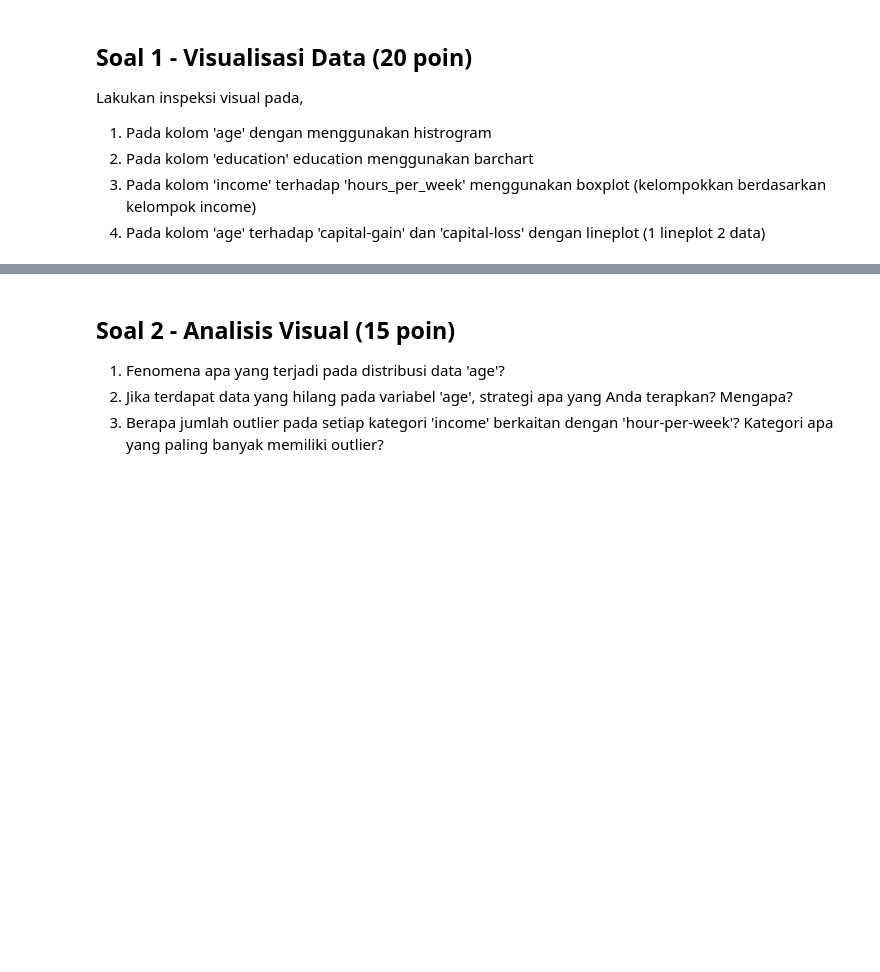
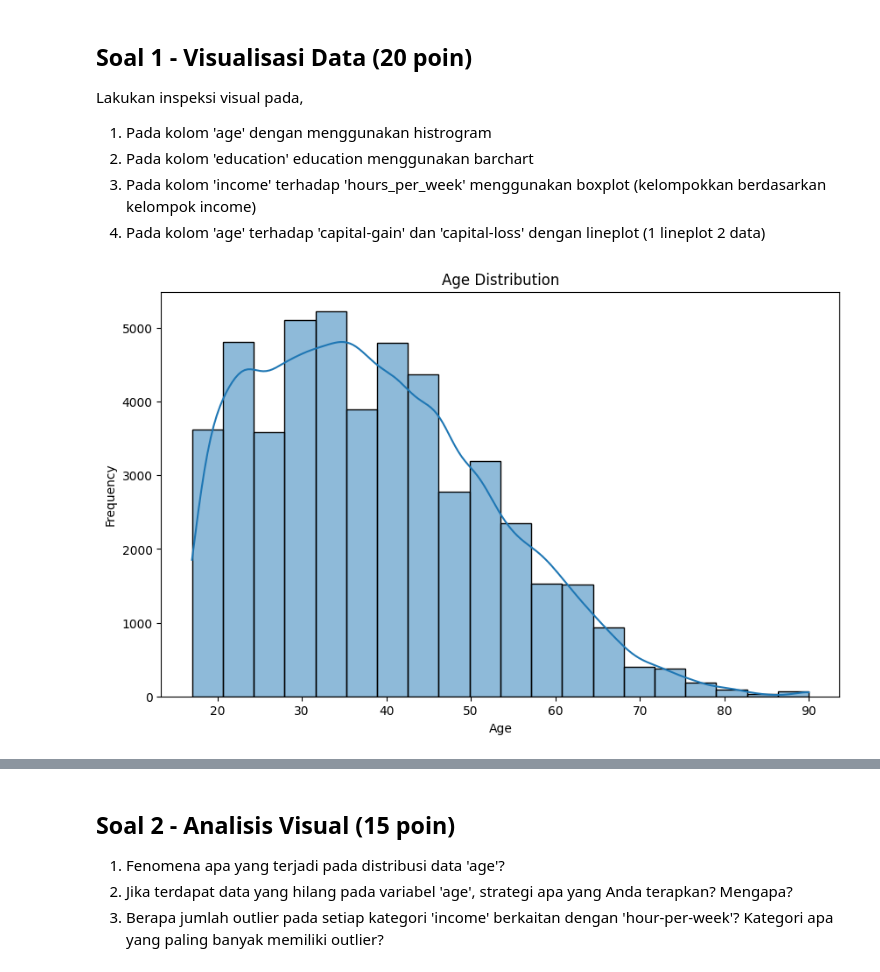
Before and after one commit to Oktavian19/ML_2025, a Jupyter notebook: JS04_SOAL_KUIS1_ML.ipynb, the cells around one changed output, grey strips where cells are left out. Saved outputs shown, nothing was run; the diff lists cells and outputs as text; code cells hidden in the pictures; blank space fills up the shorter version.

```diff
--- a/JS04_SOAL_KUIS1_ML.ipynb
+++ b/JS04_SOAL_KUIS1_ML.ipynb
@@ -82,3 +119,9 @@ adult_income.metadata
 # Jawab Soal 2
 # Kerjakan pada cell ini
 # Anda diperbolehkan menambah cell jika diperlukan
+null_col = ['workclass', 'occupation', 'native-country']
+
+for col in null_col:
+  df[col].fillna(value="Unknown", inplace=True)
+
+df.isnull().sum()
@@ -89,3 +156,7 @@ Inspeksi semua fitur kualitatif. Jika terdapat value yang **tidak sesuai**, **ga
 # Jawab Soal 2
 # Kerjakan pada cell ini
 # Anda diperbolehkan menambah cell jika diperlukan
+for col in df.select_dtypes(exclude=np.number).columns:
+  print(f"{col} Unique Values")
+  print(df[col].unique())
+  print()
@@ -91,0 +181,18 @@ Inspeksi semua fitur kualitatif. Jika terdapat value yang **tidak sesuai**, **ga
+# %%
+question_mark = ['workclass', 'occupation', 'native-country']
+for col in question_mark:
+  df[col] = df[col].replace('?', 'Unknown')
+
+country_correction = {
+    'Holan-Netherlands' : 'Netherlands',
+    'Hong': 'Hongkong',
+    'South': 'Unknown'
+}
+df['native-country'] = df['native-country'].replace(country_correction)
+
+df['income'] = df['income'].str.replace('.', '', regex=False)
+
+for col in df.select_dtypes(exclude=np.number).columns:
+  print(f"{col} Unique Values")
+  print(df[col].unique())
+  print()
@@ -108,0 +226,10 @@ Lakukan inspeksi visual pada,
+# %%
+# Jawab 1.1 - Histrogram
+plt.figure(figsize=(10,6))
+sns.histplot(df['age'], bins=20, kde=True)
+plt.title('Age Distribution')
+plt.xlabel('Age')
+plt.ylabel('Frequency')
+plt.show()
+# %% [output]
+[figure, added]
```
Also changed, not shown: parts of 22 cells of this notebook.
